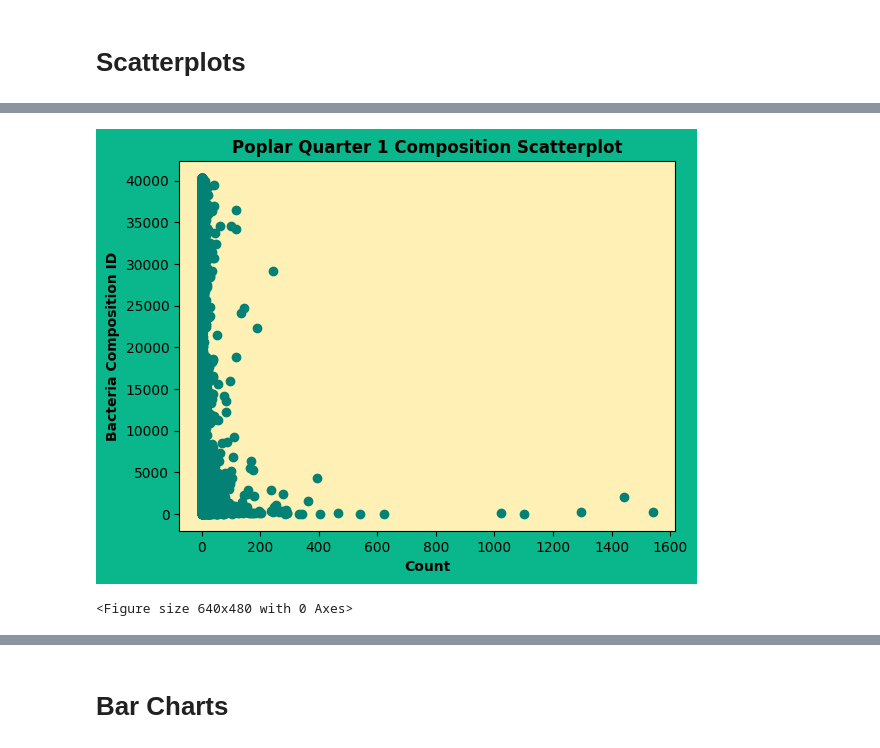
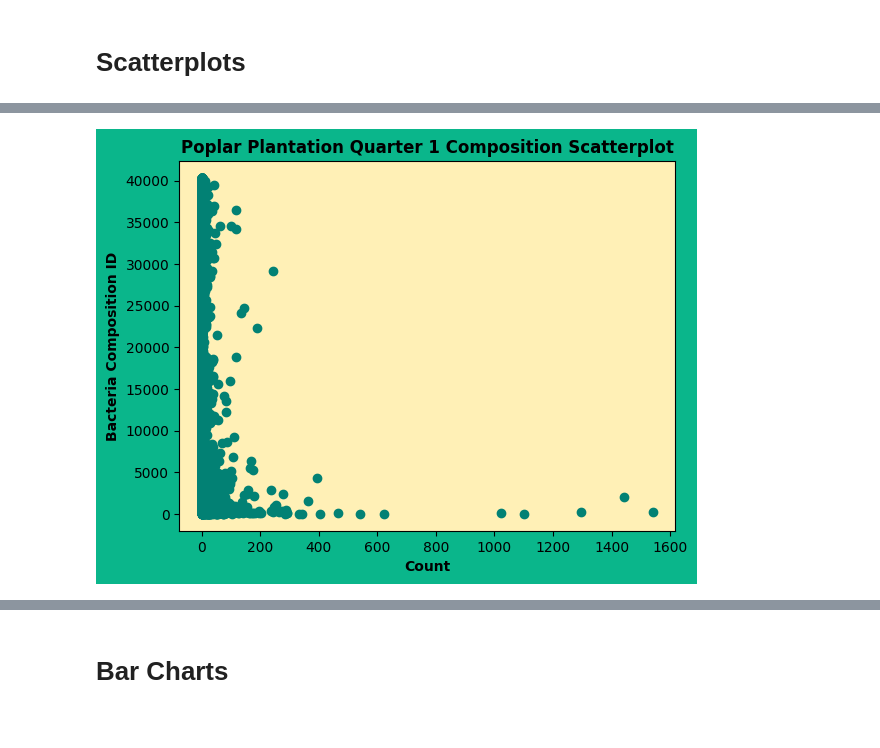
Before and after one commit to jmatos6/CIS568FinalProject, a Jupyter notebook: CIS568SemesterProject.ipynb, the cells around one changed output, grey strips where cells are left out. Saved outputs shown, nothing was run; the diff lists cells and outputs as text; code cells hidden in the pictures.

```diff
--- a/CIS568SemesterProject.ipynb
+++ b/CIS568SemesterProject.ipynb
@@ -203,27 +191,25 @@ plt.savefig("scatterplotG3.png")
 # %%
 #adding theme color for background
 plt.figure(facecolor = "#0AB68B")
 
 #plot the bacteria composition count against composition ID
 plt.scatter(PQ1Arr, ID, color = "#028174")
 
 #add title and x axis label
-plt.title("Poplar Quarter 1 Composition Scatterplot", fontweight = 'bold')
+plt.title("Poplar Plantation Quarter 1 Composition Scatterplot", fontweight = 'bold')
 plt.xlabel("Count", fontweight = 'bold')
 
 #use gca to define axes to color inside axes
 ax = plt.gca()
 ax.set_facecolor("#FFF0B6")
 
 #label y axis
 plt.ylabel("Bacteria Composition ID", fontweight = 'bold')
 
 #save the figure
-plt.show()
-plt.savefig("scatterplotG1.png")
+plt.savefig("scatterplotP1.png")
 # %% [output]
-[figure, old version]
+[figure, new version]
-<Figure size 640x480 with 0 Axes>
 # %%
 #adding theme color for background
 plt.figure(facecolor = "#0AB68B")
```
Also changed, not shown: parts of 14 cells of this notebook.
